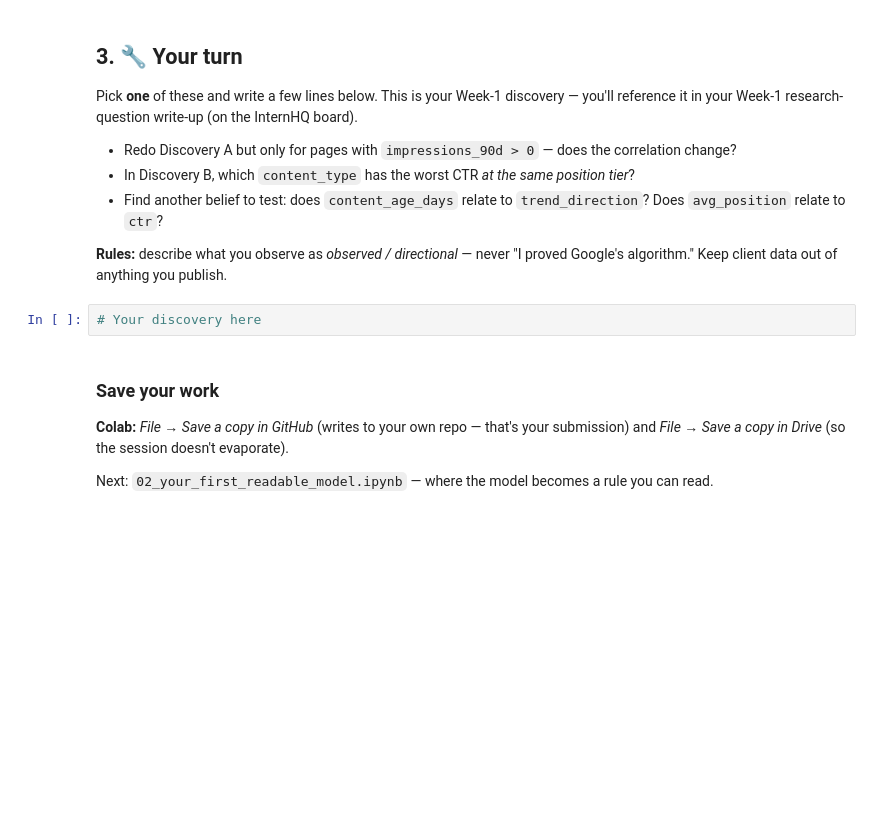
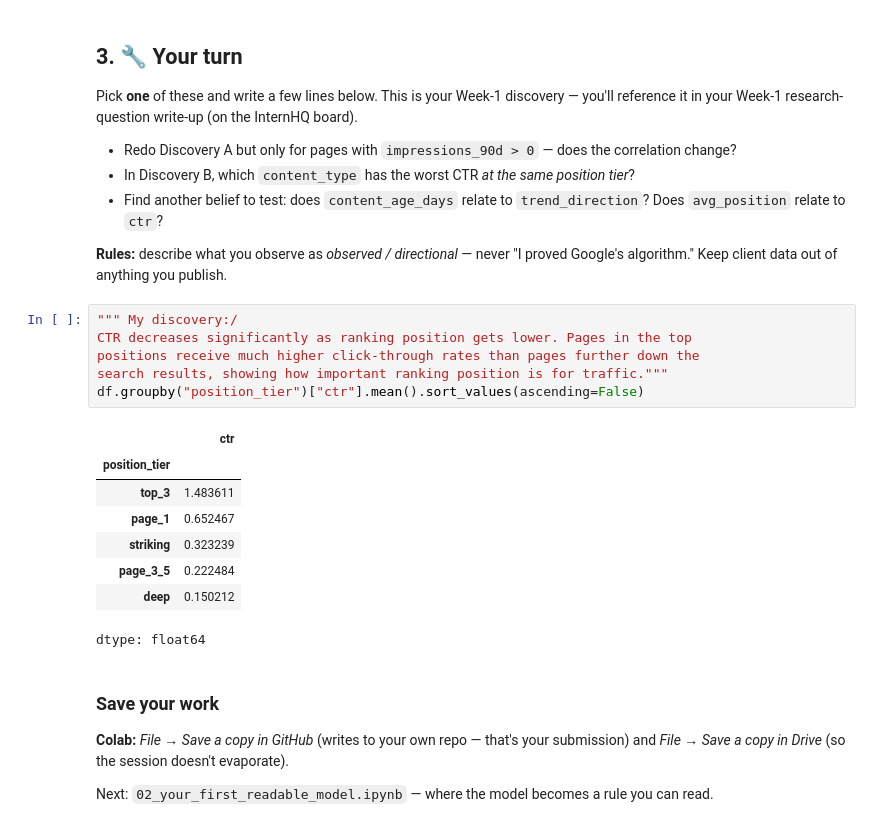
Before and after one commit to imnxr/flyrank-ml-internship, a Jupyter notebook: notebooks/01_first_look_and_discovery.ipynb, the cells around one changed output. Cells and saved outputs as stored; diff of their text form; blank space fills up the shorter version.

```diff
--- a/notebooks/01_first_look_and_discovery.ipynb
+++ b/notebooks/01_first_look_and_discovery.ipynb
@@ -98,7 +152,20 @@ Pick **one** of these and write a few lines below. This is your Week-1 discovery
 
 **Rules:** describe what you observe as *observed / directional* — never "I proved Google's algorithm." Keep client data out of anything you publish.
 # %%
-# Your discovery here
+""" My discovery:/
+CTR decreases significantly as ranking position gets lower. Pages in the top
+positions receive much higher click-through rates than pages further down the
+search results, showing how important ranking position is for traffic."""
+df.groupby("position_tier")["ctr"].mean().sort_values(ascending=False)
+# %% [output]
+|  | ctr |
+| position_tier |  |
+| top_3 | 1.483611 |
+| page_1 | 0.652467 |
+| striking | 0.323239 |
+| page_3_5 | 0.222484 |
+| deep | 0.150212 |
+dtype: float64
 # %% [markdown]
 ### Save your work
 **Colab:** *File → Save a copy in GitHub* (writes to your own repo — that's your submission) and *File → Save a copy in Drive* (so the session doesn't evaporate).
```
Also changed, not shown: parts of 7 cells of this notebook.
